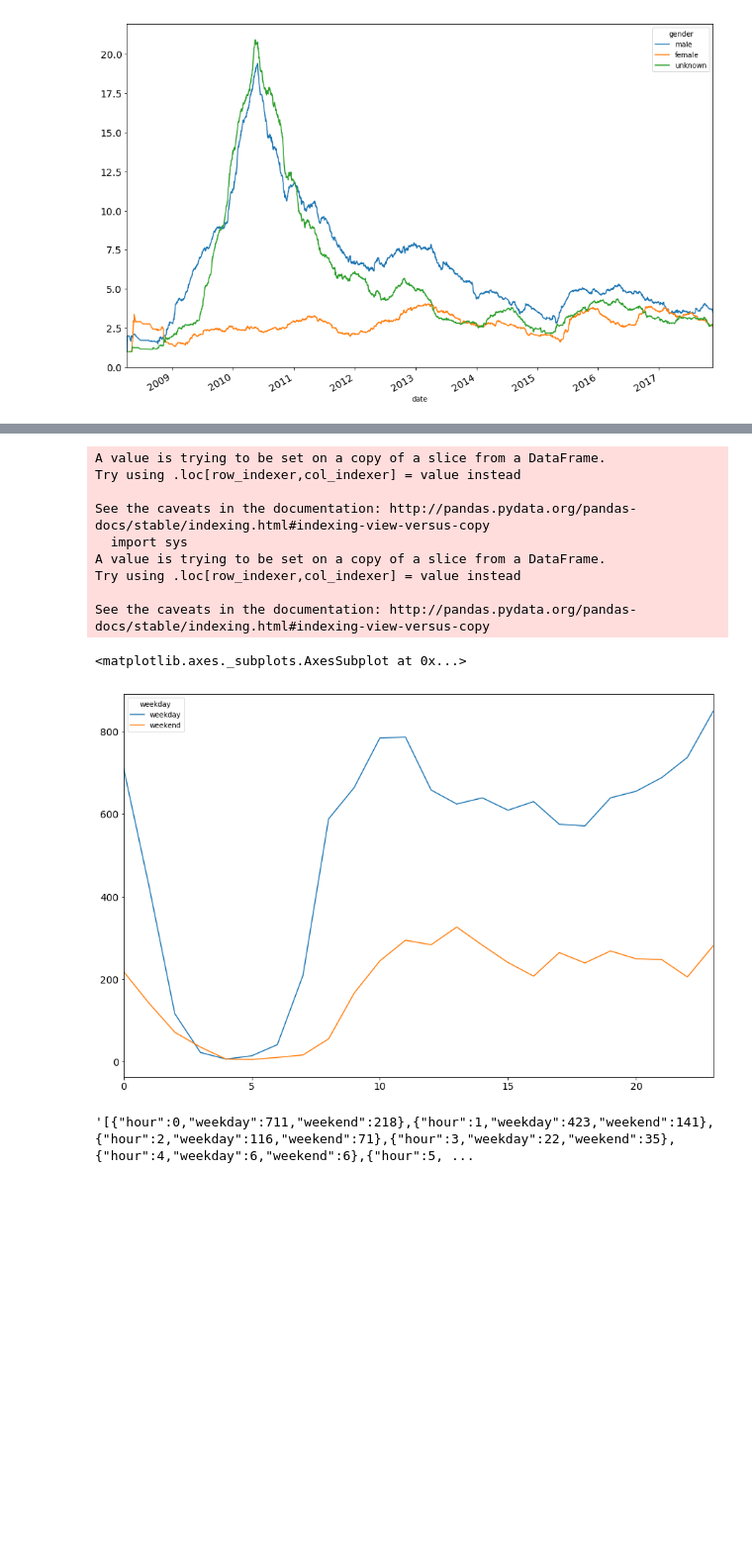
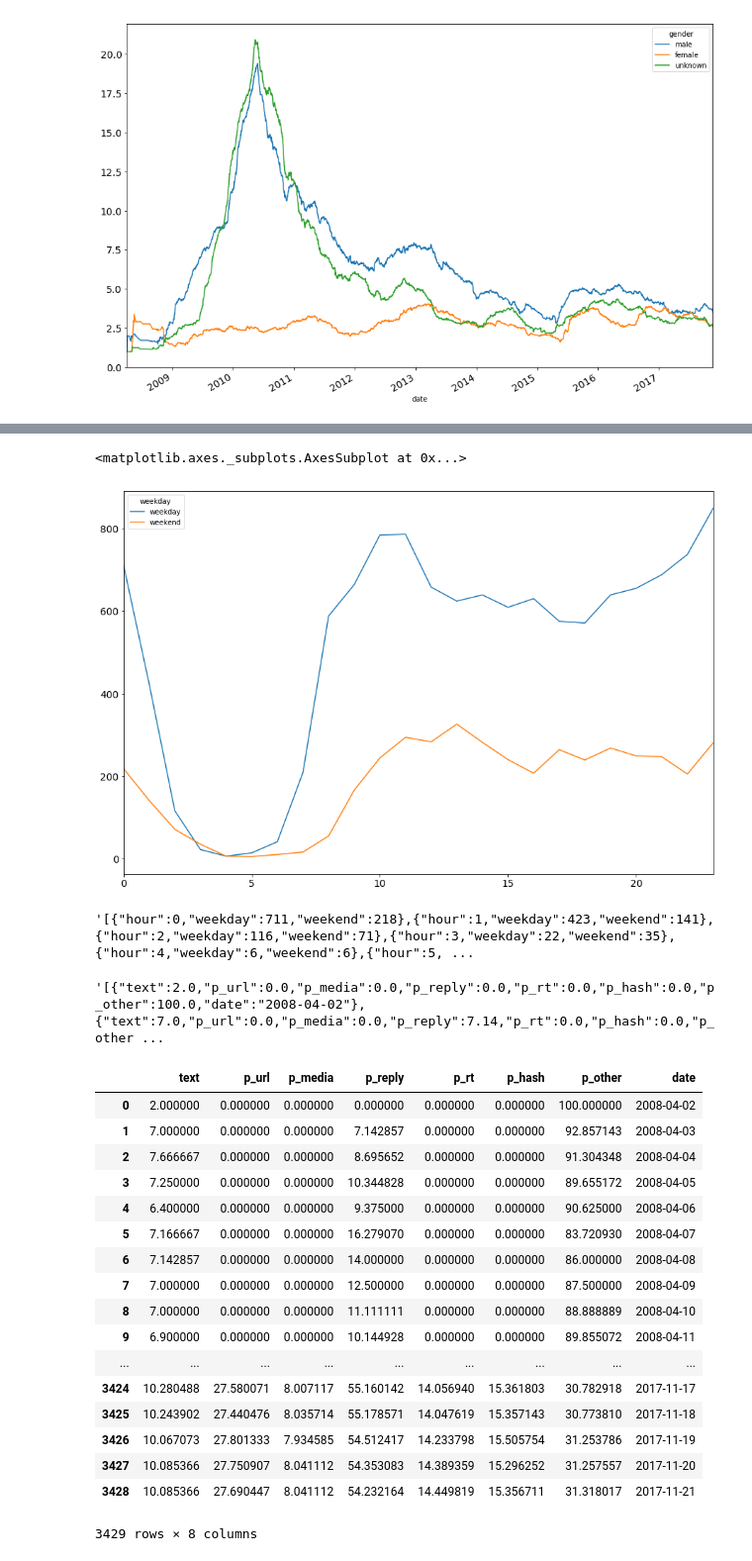
Before and after one commit to gedankenstuecke/twitter-analyser, a Jupyter notebook: archive-analyser.ipynb, the cells around one changed output, grey strips where cells are left out. Shown at 99% size. Saved outputs shown, nothing was run; the diff lists cells and outputs as text; code cells hidden in the pictures; blank space fills up the shorter version.

```diff
--- a/archive-analyser.ipynb
+++ b/archive-analyser.ipynb
@@ -289,7 +309,8 @@ def create_hourly_stats(dataframe):
     get_hour = lambda x: x.hour
     get_weekday = lambda x: x.weekday()
 
-    local_times = dataframe.loc[dataframe['local_time'].notnull()]
+    local_times = dataframe.copy()
+    local_times = local_times.loc[dataframe['local_time'].notnull()]
 
     local_times['weekday'] = local_times['local_time'].apply(get_weekday)
     local_times['hour'] = local_times['local_time'].apply(get_hour)
@@ -315,19 +336,59 @@ def create_hourly_stats(dataframe):
 local_time = create_hourly_stats(dataframe)
 local_time.plot(y=['weekday', 'weekend'],figsize=(15,10),fontsize=14)
 # %% [output]
-A value is trying to be set on a copy of a slice from a DataFrame.
-Try using .loc[row_indexer,col_indexer] = value instead
-
-See the caveats in the documentation: http://pandas.pydata.org/pandas-docs/stable/indexing.html#indexing-view-versus-copy
-  import sys
-A value is trying to be set on a copy of a slice from a DataFrame.
-Try using .loc[row_indexer,col_indexer] = value instead
-
-See the caveats in the documentation: http://pandas.pydata.org/pandas-docs/stable/indexing.html#indexing-view-versus-copy
+<matplotlib.axes._subplots.AxesSubplot at 0x...>
-<matplotlib.axes._subplots.AxesSubplot at 0x...>
 [figure]
 # %%
 # this is the export that metricsgraphicsjs needs!
 local_time.to_json(orient='records')
 # %% [output]
 '[{"hour":0,"weekday":711,"weekend":218},{"hour":1,"weekday":423,"weekend":141},{"hour":2,"weekday":116,"weekend":71},{"hour":3,"weekday":22,"weekend":35},{"hour":4,"weekday":6,"weekend":6},{"hour":5, ...
+# %%
+dataframe_mean_week = dataframe_grouped.rolling('180d').mean()
+dataframe_mean_week['p_url'] = (dataframe_mean_week['url'] / dataframe_mean_week['text']) * 100
+dataframe_mean_week['p_media'] = (dataframe_mean_week['media'] / dataframe_mean_week['text']) * 100
+dataframe_mean_week['p_reply'] = (dataframe_mean_week['reply_name'] / dataframe_mean_week['text']) * 100
+dataframe_mean_week['p_rt'] = (dataframe_mean_week['retweet_name'] / dataframe_mean_week['text']) * 100
+dataframe_mean_week['p_hash'] = (dataframe_mean_week['hashtag'] / dataframe_mean_week['text']) * 100
+dataframe_mean_week['p_other'] = 100 - (dataframe_mean_week['p_reply'] + dataframe_mean_week['p_rt'])
+
+dataframe_mean_week = dataframe_mean_week.reset_index()
+dataframe_mean_week['date'] = dataframe_mean_week['index'].astype(str)
+dataframe_mean_week = dataframe_mean_week.drop(['reply_user_name',
+                                                'retweet_user_name',
+                                                'latitude',
+                                                'longitude',
+                                                'local_time',
+                                                'url',
+                                                'media',
+                                                'reply_name',
+                                                'retweet_name',
+                                                'hashtag',
+                                                'index',
+                                               ],
+                                               axis=1)
+
+dataframe_mean_week.to_json(orient='records', double_precision=2)
+# %% [output]
+'[{"text":2.0,"p_url":0.0,"p_media":0.0,"p_reply":0.0,"p_rt":0.0,"p_hash":0.0,"p_other":100.0,"date":"2008-04-02"},{"text":7.0,"p_url":0.0,"p_media":0.0,"p_reply":7.14,"p_rt":0.0,"p_hash":0.0,"p_other ...
+# %%
+dataframe_mean_week
+# %% [output]
+|  | text | p_url | p_media | p_reply | p_rt | p_hash | p_other | date |
+| 0 | 2.000000 | 0.000000 | 0.000000 | 0.000000 | 0.000000 | 0.000000 | 100.000000 | 2008-04-02 |
+| 1 | 7.000000 | 0.000000 | 0.000000 | 7.142857 | 0.000000 | 0.000000 | 92.857143 | 2008-04-03 |
+| 2 | 7.666667 | 0.000000 | 0.000000 | 8.695652 | 0.000000 | 0.000000 | 91.304348 | 2008-04-04 |
+| 3 | 7.250000 | 0.000000 | 0.000000 | 10.344828 | 0.000000 | 0.000000 | 89.655172 | 2008-04-05 |
+| 4 | 6.400000 | 0.000000 | 0.000000 | 9.375000 | 0.000000 | 0.000000 | 90.625000 | 2008-04-06 |
+| 5 | 7.166667 | 0.000000 | 0.000000 | 16.279070 | 0.000000 | 0.000000 | 83.720930 | 2008-04-07 |
+| 6 | 7.142857 | 0.000000 | 0.000000 | 14.000000 | 0.000000 | 0.000000 | 86.000000 | 2008-04-08 |
+| 7 | 7.000000 | 0.000000 | 0.000000 | 12.500000 | 0.000000 | 0.000000 | 87.500000 | 2008-04-09 |
+| 8 | 7.000000 | 0.000000 | 0.000000 | 11.111111 | 0.000000 | 0.000000 | 88.888889 | 2008-04-10 |
+| 9 | 6.900000 | 0.000000 | 0.000000 | 10.144928 | 0.000000 | 0.000000 | 89.855072 | 2008-04-11 |
+| ... | ... | ... | ... | ... | ... | ... | ... | ... |
+| 3424 | 10.280488 | 27.580071 | 8.007117 | 55.160142 | 14.056940 | 15.361803 | 30.782918 | 2017-11-17 |
+| 3425 | 10.243902 | 27.440476 | 8.035714 | 55.178571 | 14.047619 | 15.357143 | 30.773810 | 2017-11-18 |
+| 3426 | 10.067073 | 27.801333 | 7.934585 | 54.512417 | 14.233798 | 15.505754 | 31.253786 | 2017-11-19 |
+| 3427 | 10.085366 | 27.750907 | 8.041112 | 54.353083 | 14.389359 | 15.296252 | 31.257557 | 2017-11-20 |
+| 3428 | 10.085366 | 27.690447 | 8.041112 | 54.232164 | 14.449819 | 15.356711 | 31.318017 | 2017-11-21 |
+3429 rows × 8 columns
```
Also changed, not shown: parts of 3 cells of this notebook, 3 other files.
